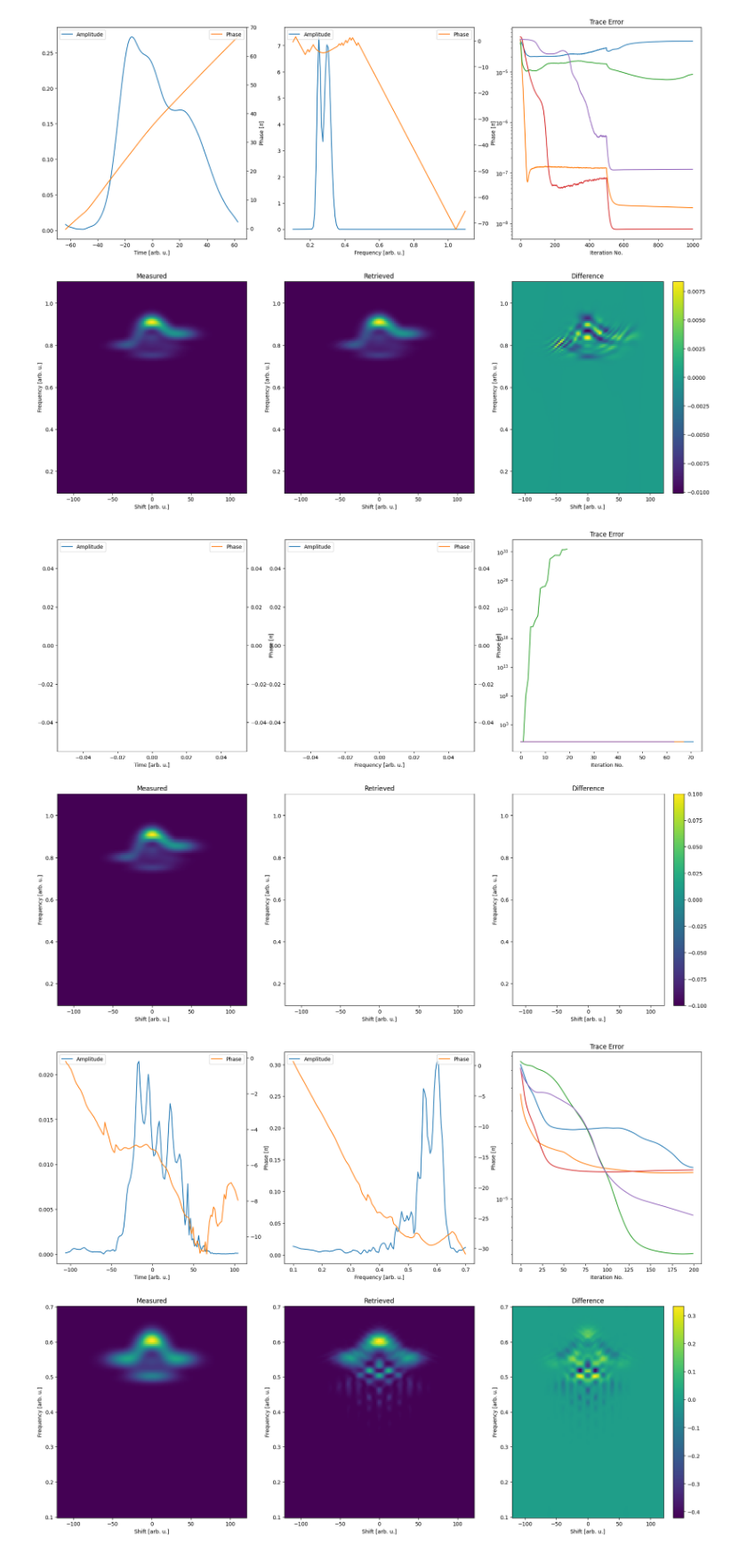
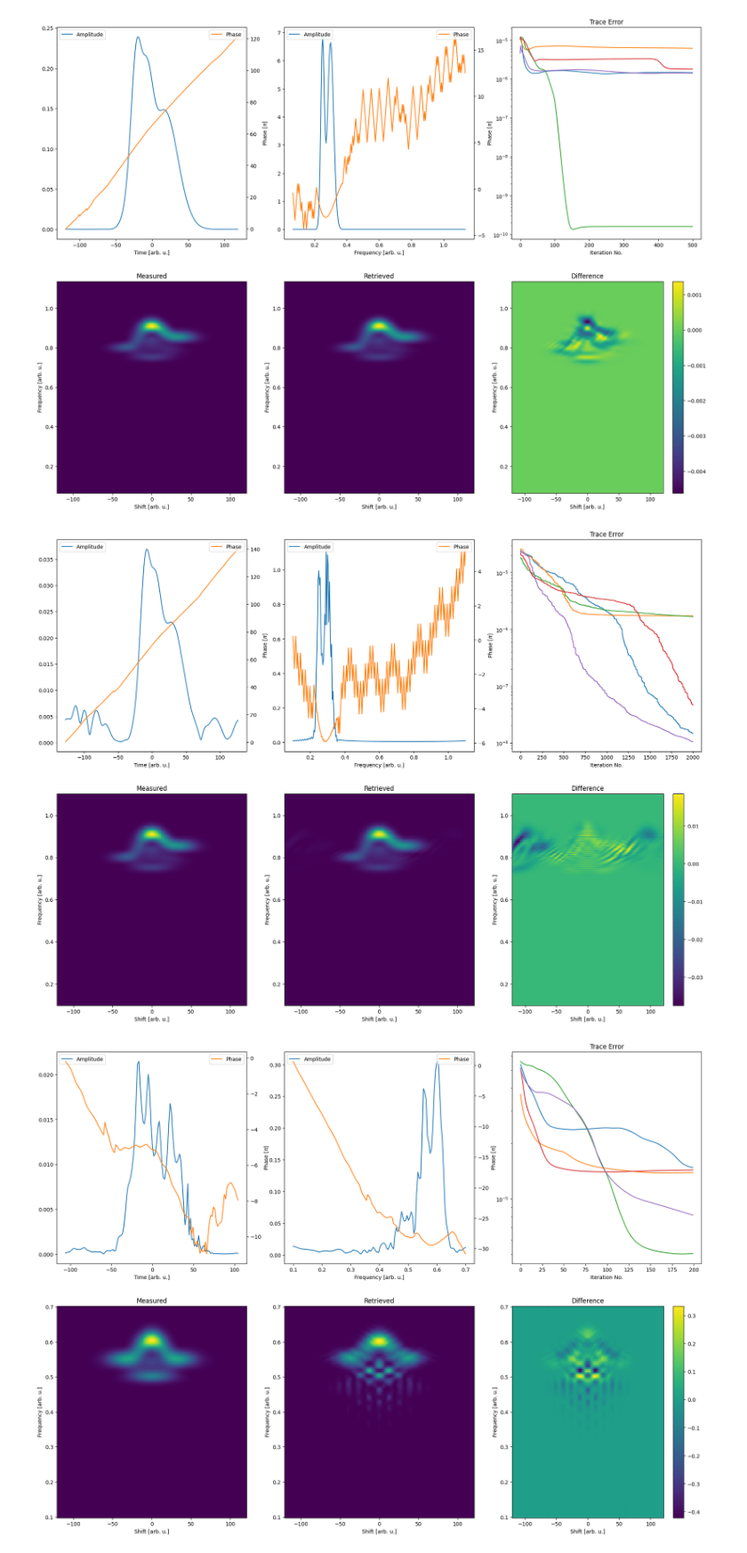
Before and after one commit to matillda123/Pulse-Retrieval-with-JAX, a Jupyter notebook: _usage_example.ipynb, the cells around one changed output. Shown at 89% size. Saved outputs shown, nothing was run; the diff lists cells and outputs as text; code cells hidden in the pictures.

```diff
--- a/_usage_example.ipynb
+++ b/_usage_example.ipynb
@@ -24,5 +24,5 @@ delay = jnp.linspace(-120,120,128)
 delay, frequency_trace, trace, spectra = mp.generate_frog(time, frequency, pulse_t, pulse_f, "thg", delay, real_fields=False,
                                                           cross_correlation=False,
                                                           gate=(frequency_gate, pulse_f_gate),
-                                                          N=128, frequency_range=(0.1,1.1), interpolate_fft_conform=False)
+                                                          N=128*2, frequency_range=(0.1,1.1), interpolate_fft_conform=False)
 # %% [output]
@@ -39,36 +40,37 @@ from pulsedjax.frog import PtychographicIterativeEngine
 
 gp = PtychographicIterativeEngine(delay, frequency_trace, trace, "thg", cross_correlation=False, seed=None)
 
-gp.use_measured_spectrum(spectra.pulse[0], spectra.pulse[1], "pulse")
+#gp.eta_spectral_amplitude = 0.001
+#gp.use_measured_spectrum(spectra.pulse[0], spectra.pulse[1], "pulse")
 #gp.use_measured_spectrum(spectra.gate[0], spectra.gate[1], "gate")
 
 
 population = gp.create_initial_population(5, "random")
 
-gp.local_gamma = 1e-2
+gp.local_gamma = 1e-1
 gp.global_gamma = 1e-2
 
 gp.pie_method = "rPIE"
 
-final_result = gp.run(population, 500, 500)
+final_result = gp.run(population, 0, 500)
 gp.plot_results(final_result)
 # %% [output]
-[figure, old version]
+[figure, new version]
 # %%
 from pulsedjax.frog import LSF
 
 gp = LSF(delay, frequency_trace, trace, "thg", cross_correlation=False, seed=None)
 
-#gp.use_measured_spectrum(spectra.pulse[0], spectra.pulse[1], "pulse")
+gp.use_measured_spectrum(spectra.pulse[0], spectra.pulse[1], "pulse")
 #gp.use_measured_spectrum(spectra.gate[0], spectra.gate[1], "gate")
 
-population = gp.create_initial_population(5, "constant")
+population = gp.create_initial_population(5, "random")
 
 gp.number_of_bisection_iterations = 8
 gp.random_direction_mode = "random"
 gp.ratio_points_for_continuous = 0.25
 
 final_result = gp.run(population, 2000)
 gp.plot_results(final_result)
 # %% [output]
-[figure, old version]
+[figure, new version]
```
Also changed, not shown: parts of 2 cells of this notebook, 4 other files.
